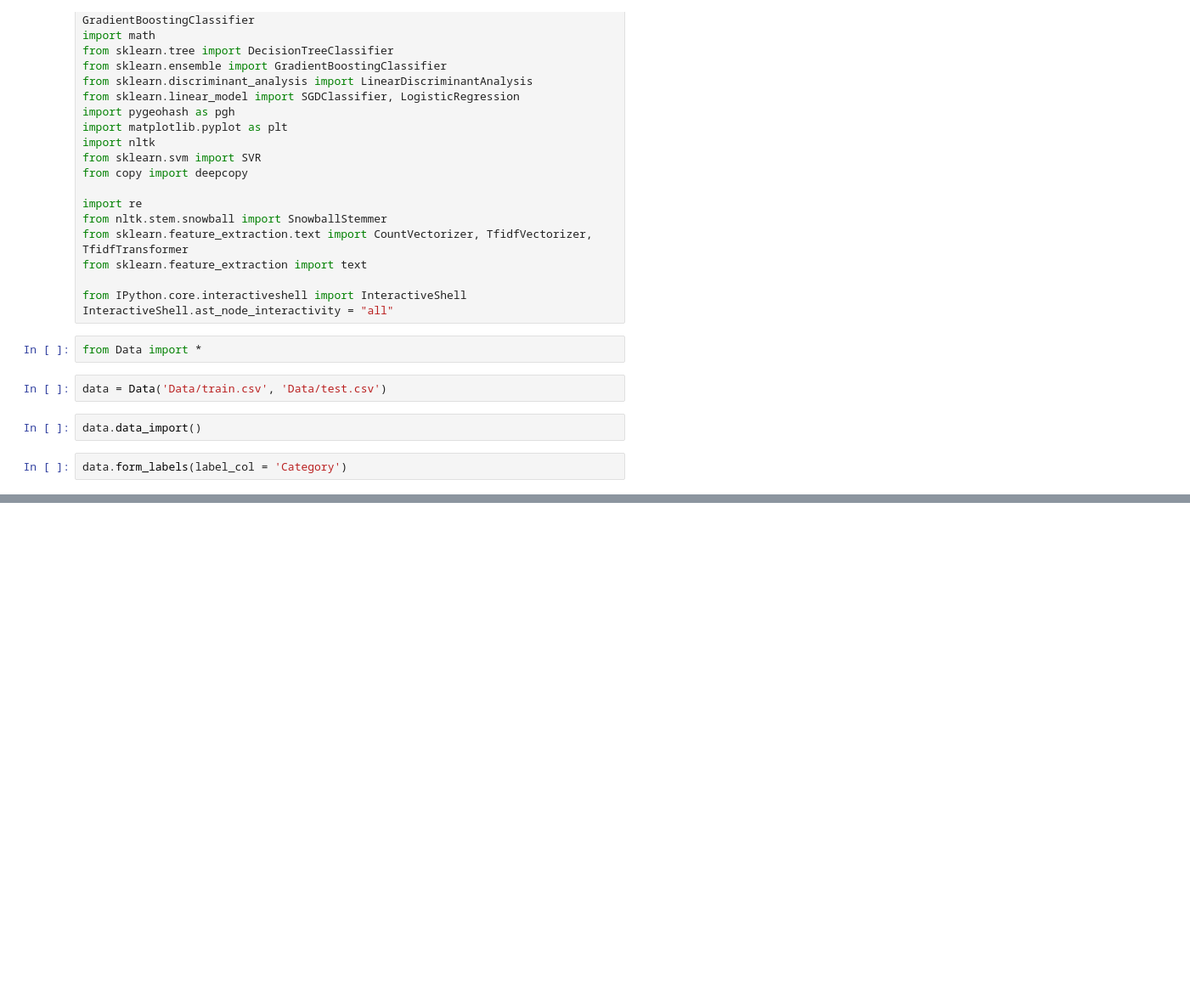
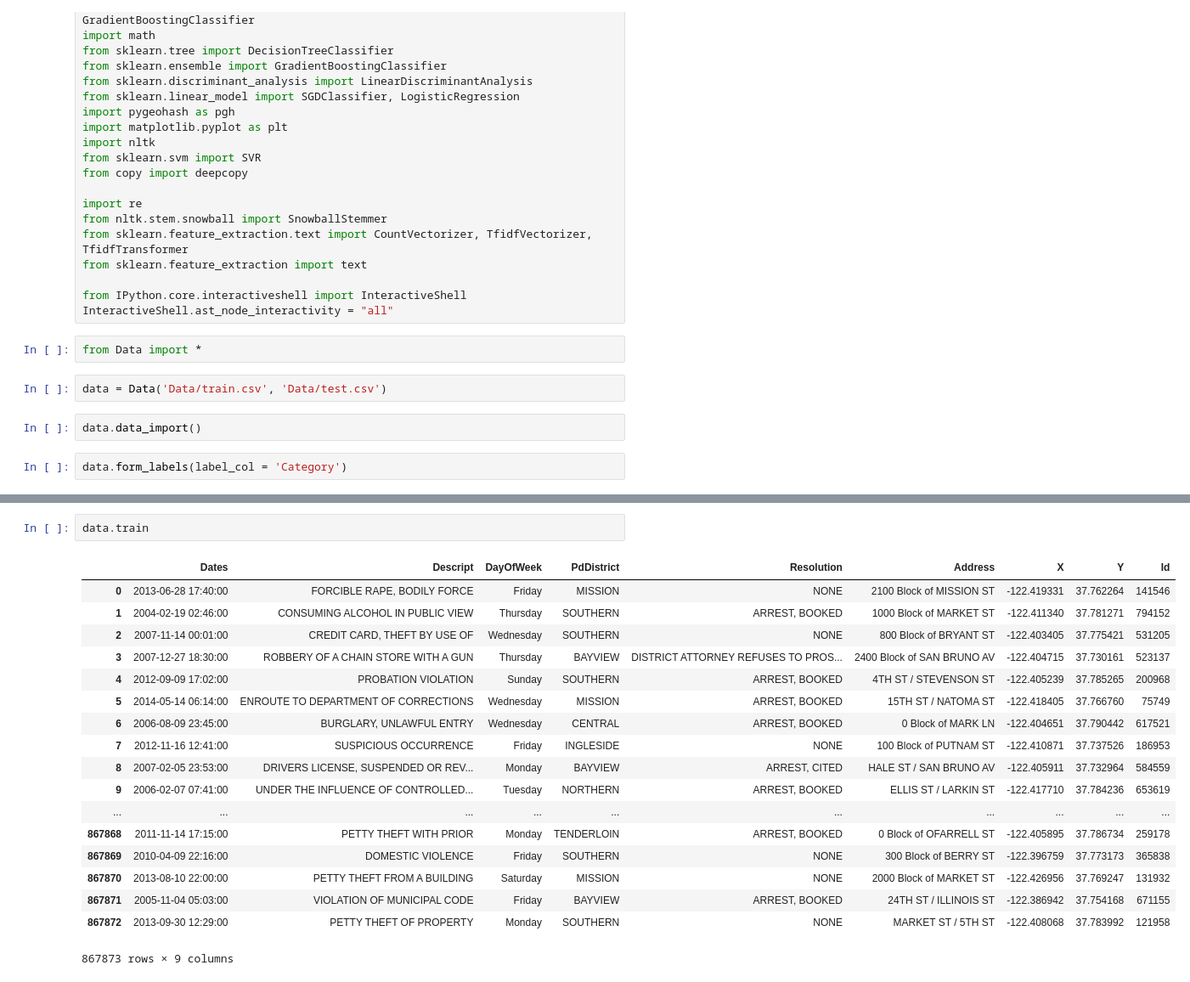
Before and after one commit to tanishq1g/San_Francisco_Crime_Classification__kaggle, a Jupyter notebook: main.ipynb, the cells around one changed output, grey strips where cells are left out. Shown at 85% size. Drawn from its saved outputs; the diff is of its cells as text; blank space fills up the shorter version.

```diff
--- a/main.ipynb
+++ b/main.ipynb
@@ -45,0 +44,21 @@ AttributeError: 'Data' object has no attribute 'drop_labels'
+# %%
+data.train
+# %% [output]
+|  | Dates | Descript | DayOfWeek | PdDistrict | Resolution | Address | X | Y | Id |
+| 0 | 2013-06-28 17:40:00 | FORCIBLE RAPE, BODILY FORCE | Friday | MISSION | NONE | 2100 Block of MISSION ST | -122.419331 | 37.762264 | 141546 |
+| 1 | 2004-02-19 02:46:00 | CONSUMING ALCOHOL IN PUBLIC VIEW | Thursday | SOUTHERN | ARREST, BOOKED | 1000 Block of MARKET ST | -122.411340 | 37.781271 | 794152 |
+| 2 | 2007-11-14 00:01:00 | CREDIT CARD, THEFT BY USE OF | Wednesday | SOUTHERN | NONE | 800 Block of BRYANT ST | -122.403405 | 37.775421 | 531205 |
+| 3 | 2007-12-27 18:30:00 | ROBBERY OF A CHAIN STORE WITH A GUN | Thursday | BAYVIEW | DISTRICT ATTORNEY REFUSES TO PROS... | 2400 Block of SAN BRUNO AV | -122.404715 | 37.730161 | 523137 |
+| 4 | 2012-09-09 17:02:00 | PROBATION VIOLATION | Sunday | SOUTHERN | ARREST, BOOKED | 4TH ST / STEVENSON ST | -122.405239 | 37.785265 | 200968 |
+| 5 | 2014-05-14 06:14:00 | ENROUTE TO DEPARTMENT OF CORRECTIONS | Wednesday | MISSION | ARREST, BOOKED | 15TH ST / NATOMA ST | -122.418405 | 37.766760 | 75749 |
+| 6 | 2006-08-09 23:45:00 | BURGLARY, UNLAWFUL ENTRY | Wednesday | CENTRAL | ARREST, BOOKED | 0 Block of MARK LN | -122.404651 | 37.790442 | 617521 |
+| 7 | 2012-11-16 12:41:00 | SUSPICIOUS OCCURRENCE | Friday | INGLESIDE | NONE | 100 Block of PUTNAM ST | -122.410871 | 37.737526 | 186953 |
+| 8 | 2007-02-05 23:53:00 | DRIVERS LICENSE, SUSPENDED OR REV... | Monday | BAYVIEW | ARREST, CITED | HALE ST / SAN BRUNO AV | -122.405911 | 37.732964 | 584559 |
+| 9 | 2006-02-07 07:41:00 | UNDER THE INFLUENCE OF CONTROLLED... | Tuesday | NORTHERN | ARREST, BOOKED | ELLIS ST / LARKIN ST | -122.417710 | 37.784236 | 653619 |
+| ... | ... | ... | ... | ... | ... | ... | ... | ... | ... |
+| 867868 | 2011-11-14 17:15:00 | PETTY THEFT WITH PRIOR | Monday | TENDERLOIN | ARREST, BOOKED | 0 Block of OFARRELL ST | -122.405895 | 37.786734 | 259178 |
+| 867869 | 2010-04-09 22:16:00 | DOMESTIC VIOLENCE | Friday | SOUTHERN | NONE | 300 Block of BERRY ST | -122.396759 | 37.773173 | 365838 |
+| 867870 | 2013-08-10 22:00:00 | PETTY THEFT FROM A BUILDING | Saturday | MISSION | NONE | 2000 Block of MARKET ST | -122.426956 | 37.769247 | 131932 |
+| 867871 | 2005-11-04 05:03:00 | VIOLATION OF MUNICIPAL CODE | Friday | BAYVIEW | ARREST, BOOKED | 24TH ST / ILLINOIS ST | -122.386942 | 37.754168 | 671155 |
+| 867872 | 2013-09-30 12:29:00 | PETTY THEFT OF PROPERTY | Monday | SOUTHERN | NONE | MARKET ST / 5TH ST | -122.408068 | 37.783992 | 121958 |
+867873 rows × 9 columns
```
Also changed, not shown: parts of 1 cell of this notebook, 1 other file.
